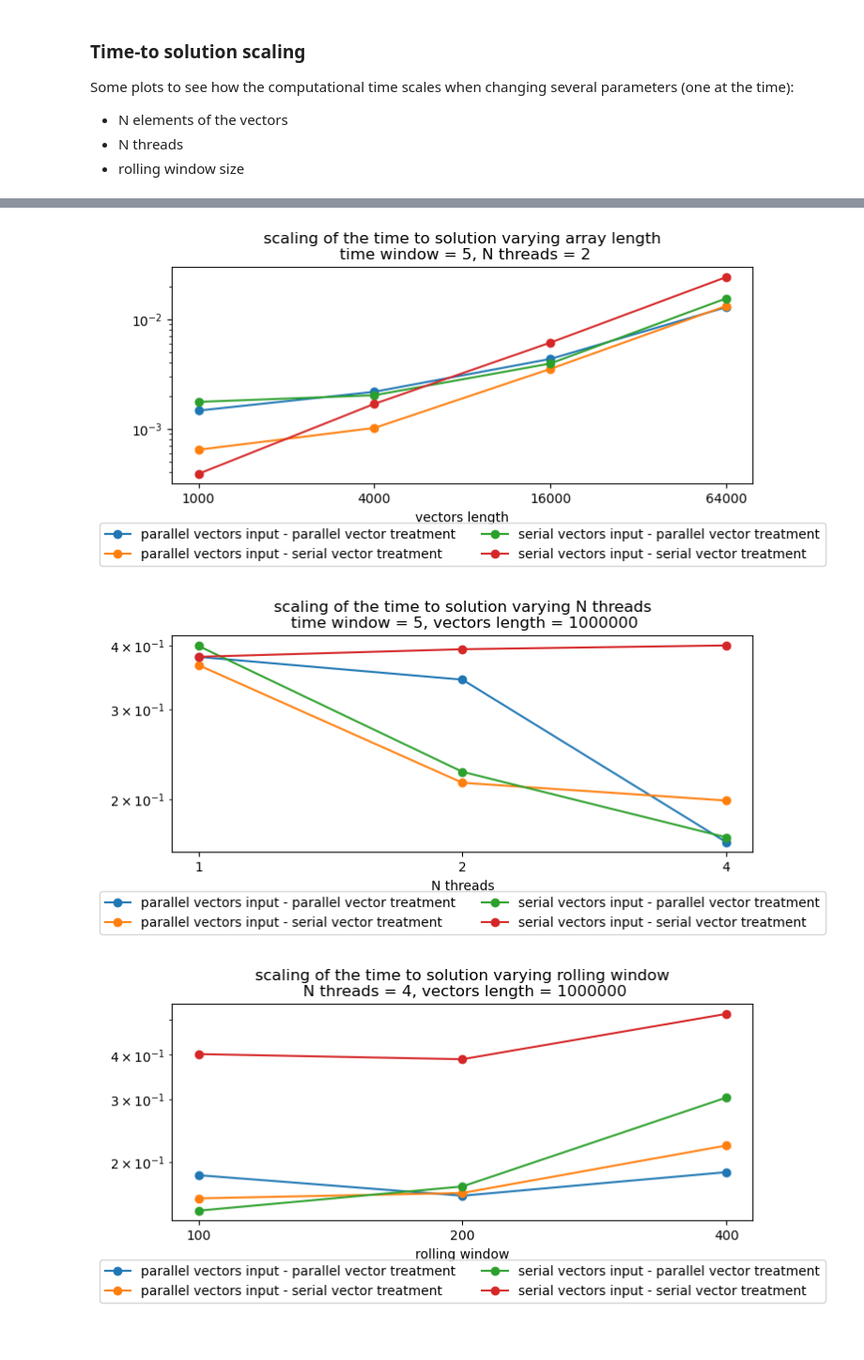
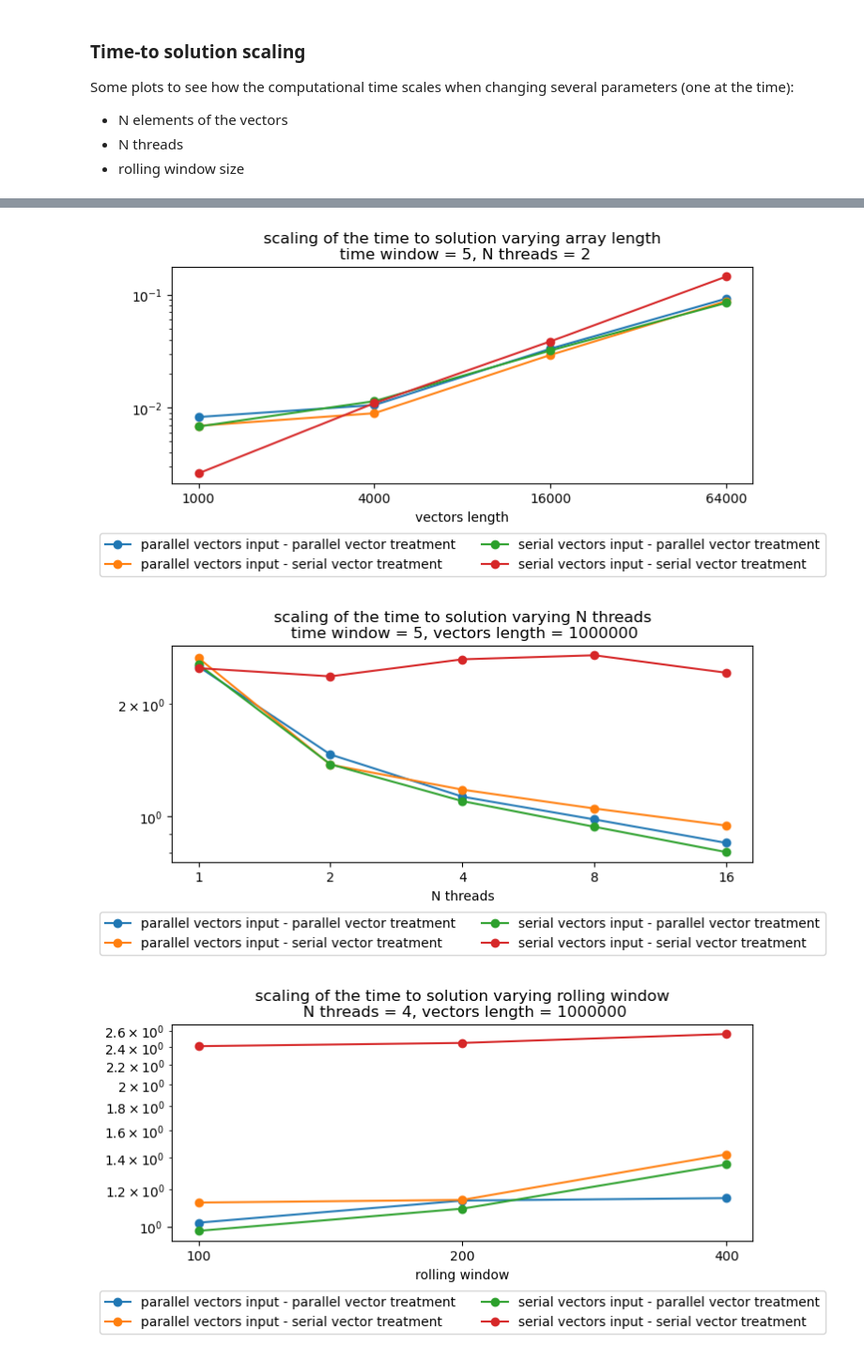
Before and after one commit to giovadg/statistic-parallel-opt, a Jupyter notebook: compare_timings.ipynb, the cells around one changed output, grey strips where cells are left out. Shown at 94% size. Cells and saved outputs as stored; diff of their text form; code cells hidden in the pictures.

Commit message:
insert multiple tests for more accurate timing

```diff
--- a/compare_timings.ipynb
+++ b/compare_timings.ipynb
@@ -16,8 +16,8 @@ read_csv_cpp = True #True: process in the c++ libr the same vectors produced wit
 
 
 compile_cpp = True
-N_vect     = 6
-n_elements = 10**5
+N_vect     = 4
+n_elements = 10**4
 # generate N_vect random vectors
 for ii in range(N_vect):
     dummy = np.random.rand(n_elements)
@@ -109,7 +119,7 @@ Some plots to see how the computational time scales when changing several parame
 # %%
 import subprocess
 
-def run_benchmark(ranges, N_tot, threads, window, method="length", verbose=False):
+def run_benchmark(ranges, N_tot, threads, window, method="length", N_runs=1, verbose=False):
     df_tot = None
     init_threads = threads
     init_N_tot   = N_tot
@@ -134,7 +144,7 @@ def run_benchmark(ranges, N_tot, threads, window, method="length", verbose=False
             x.append(window)
             xlab = "rolling window"
 
-        subprocess.run([r".\test.exe", "n="+str(N_tot), "num_threads="+str(threads), "w="+str(window)], check=True)
+        subprocess.run([r".\test.exe", "n="+str(N_tot), "num_threads="+str(threads), "w="+str(window), "Ntest_speed="+str(N_runs)], check=True)
 
         if verbose:
             print("iteration with "+method+" = "+ str(x[-1])+" done")
@@ -152,14 +162,15 @@ def run_benchmark(ranges, N_tot, threads, window, method="length", verbose=False
         y = df_tot.loc[ii, num_cols].values
         plt.plot(num_cols, y, marker="o", label=df_tot.loc[ii, "method"])
         plt.yscale("log")
-    plt.legend(loc="upper center", bbox_to_anchor=(0.5, -0.15), ncol=2)
+    plt.legend(loc="upper center", bbox_to_anchor=(0.5, -0.2), ncol=2)
     plt.title(title)
     plt.xlabel(xlab)
 # %%
 verb = True
-run_benchmark(range(0,8,2), 1000, 2, 5, method="length", verbose=verb)
-run_benchmark(range(0,3), 1000000, 2, 5, method="threads", verbose=verb)
-run_benchmark(range(0,3), 1000000, 4, 100, method="window", verbose=verb)
+Nruns = 5 # the algo is run Nruns times: timing is more stable
+run_benchmark(range(0,8,2), 1000, 2, 5, method="length", N_runs=Nruns, verbose=verb)
+run_benchmark(range(0,5), 1000000, 2, 5, method="threads", N_runs=Nruns, verbose=verb) # N trades as 2**ii  with ii in range(...)
+run_benchmark(range(0,3), 1000000, 4, 100, method="window", N_runs=Nruns, verbose=verb)
 # %% [output]
 iteration with length = 1000 done
 iteration with length = 4000 done
@@ -171,6 +184,6 @@ iteration with threads = 4 done
 iteration with window = 100 done
 iteration with window = 200 done
 iteration with window = 400 done
-[figure, old version]
+[figure, new version]
-[figure, old version]
+[figure, new version]
-[figure, old version]
+[figure, new version]
```
Also changed, not shown: parts of 3 cells of this notebook.
